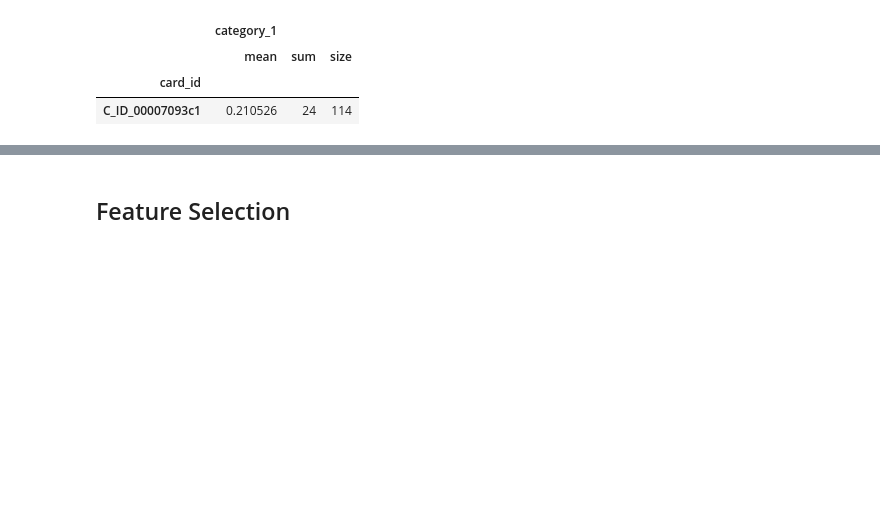
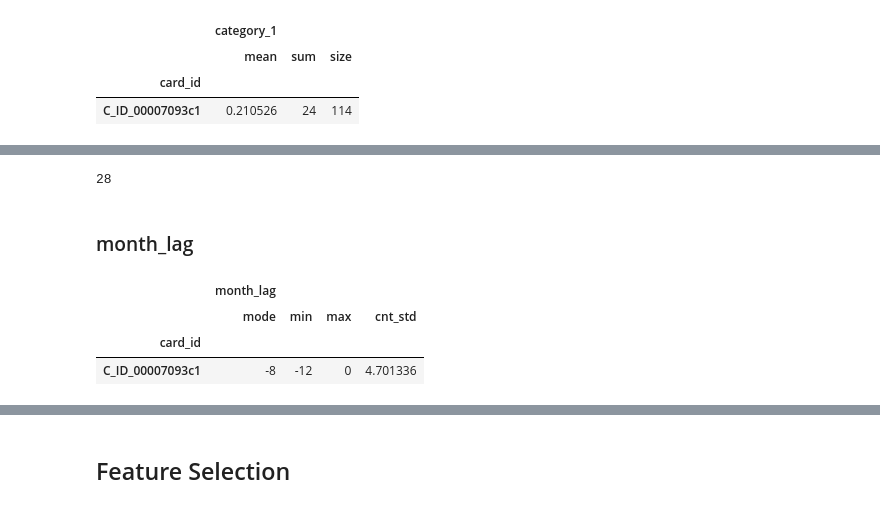
Before and after one commit to SONG-WONHO/Kaggle-Elo, a Jupyter notebook: 2-2 Feature Engineering and Selection.ipynb, the cells around one changed output, grey strips where cells are left out. Cells and saved outputs as stored; diff of their text form; code cells hidden in the pictures; blank space fills up the shorter version.

```diff
--- a/2-2 Feature Engineering and Selection.ipynb
+++ b/2-2 Feature Engineering and Selection.ipynb
@@ -132,0 +260,17 @@ gc.collect()
+# %%
+del temp
+gc.collect()
+# %% [output]
+28
+# %% [markdown]
+### month_lag
+# %%
+temp = history[history.authorized_flag == 'Y']
+temp = temp[temp.category_1 == 'Y']
+temp = history.groupby('card_id').agg({'month_lag': [mode, 'min', 'max', cnt_std]})
+temp.head(1)
+# %% [output]
+|  | month_lag |  |  |  |
+|  | mode | min | max | cnt_std |
+| card_id |  |  |  |  |
+| C_ID_00007093c1 | -8 | -12 | 0 | 4.701336 |
```
Also changed, not shown: parts of 61 cells of this notebook.
